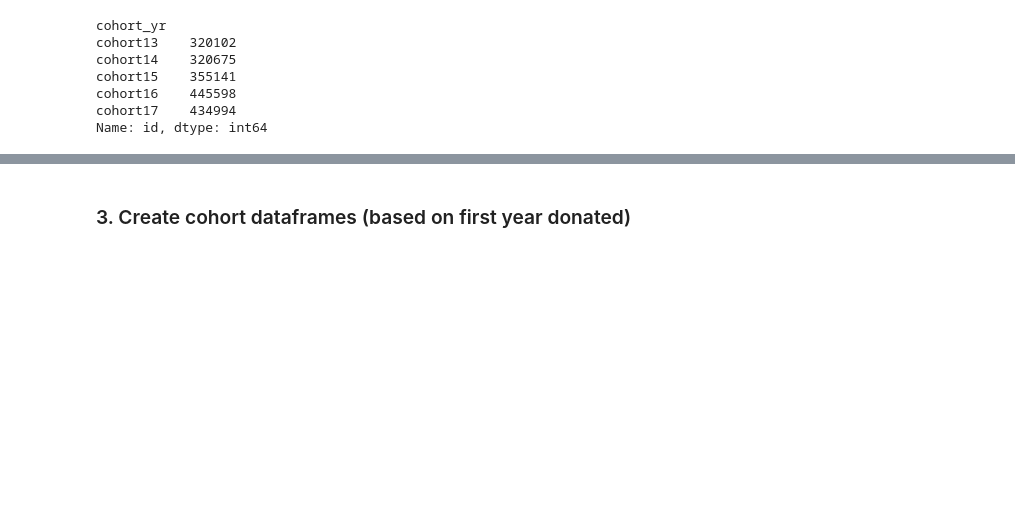
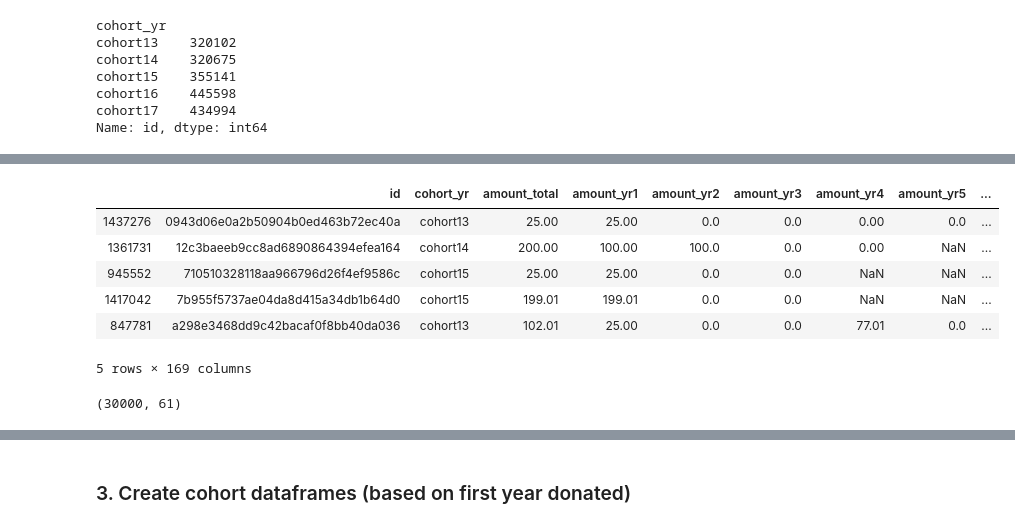
Before and after one commit to erinmarieanderson/donations, a Jupyter notebook: notebooks/donation_export_create_dataframes.ipynb, the cells around one changed output, grey strips where cells are left out. Saved outputs shown, nothing was run; the diff lists cells and outputs as text; code cells hidden in the pictures; blank space fills up the shorter version.

```diff
--- a/notebooks/donation_export_create_dataframes.ipynb
+++ b/notebooks/donation_export_create_dataframes.ipynb
@@ -638,0 +691,10 @@ Name: id, dtype: int64
+# %%
+donations_13to17_sample.head()
+# %% [output]
+|  | id | cohort_yr | amount_total | amount_yr1 | amount_yr2 | amount_yr3 | amount_yr4 | amount_yr5 | ... |
+| 1437276 | 0943d06e0a2b50904b0ed463b72ec40a | cohort13 | 25.00 | 25.00 | 0.0 | 0.0 | 0.00 | 0.0 | ... |
+| 1361731 | 12c3baeeb9cc8ad6890864394efea164 | cohort14 | 200.00 | 100.00 | 100.0 | 0.0 | 0.00 | NaN | ... |
+| 945552 | 710510328118aa966796d26f4ef9586c | cohort15 | 25.00 | 25.00 | 0.0 | 0.0 | NaN | NaN | ... |
+| 1417042 | 7b955f5737ae04da8d415a34db1b64d0 | cohort15 | 199.01 | 199.01 | 0.0 | 0.0 | NaN | NaN | ... |
+| 847781 | a298e3468dd9c42bacaf0f8bb40da036 | cohort13 | 102.01 | 25.00 | 0.0 | 0.0 | 77.01 | 0.0 | ... |
+5 rows × 169 columns
@@ -638,0 +763,4 @@ Name: id, dtype: int64
+# %%
+donations_13to17_sample1.shape
+# %% [output]
+(30000, 61)
```
Also changed, not shown: parts of 19 cells of this notebook, 3 other files.
